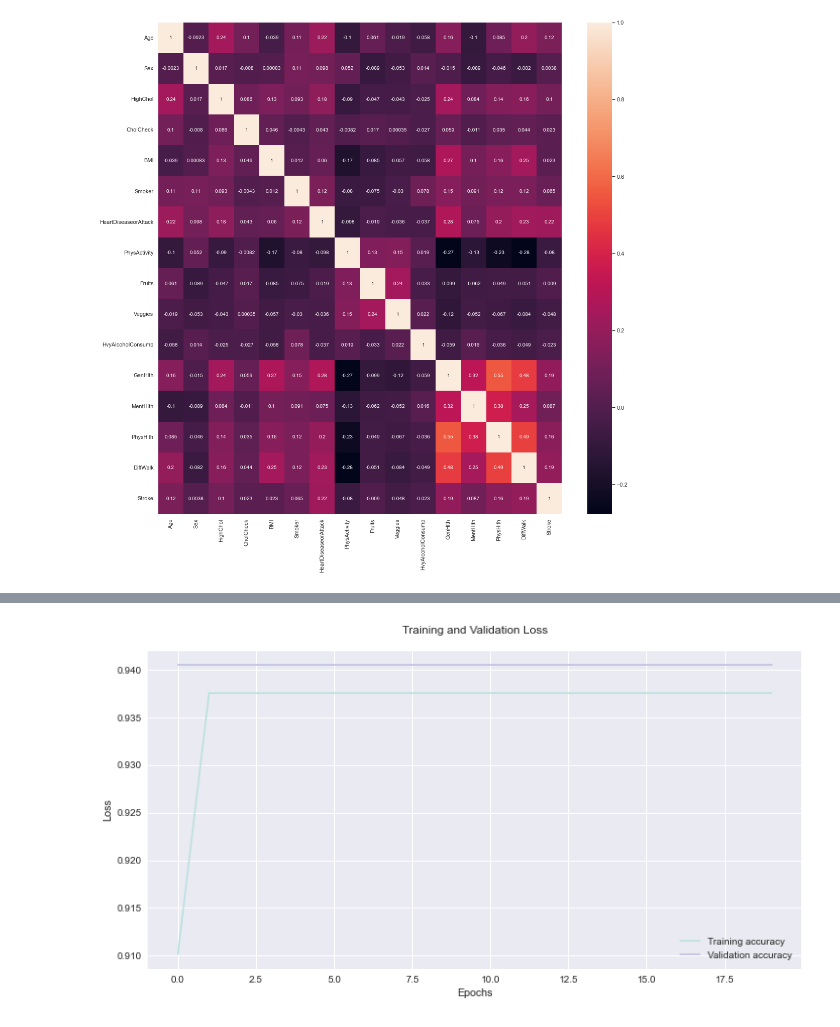
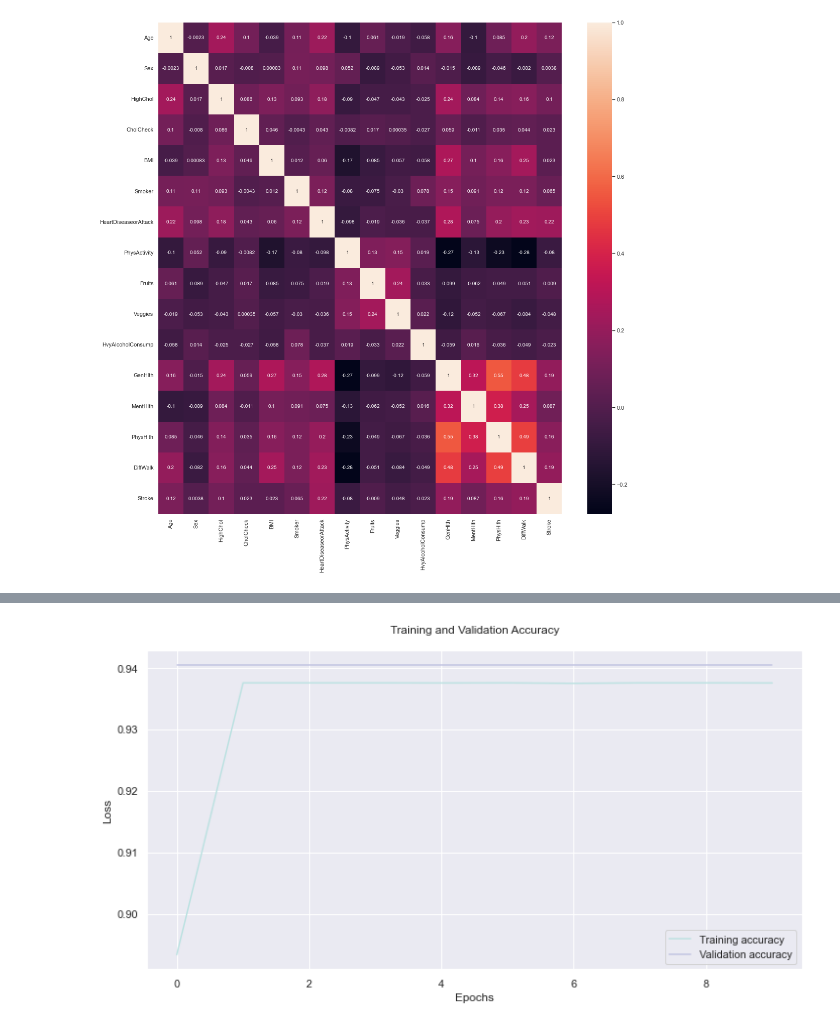
Before and after one commit to storyofhis/Stroke_ANN_Classification, a Jupyter notebook: stroke/ReLU.ipynb, the cells around one changed output, grey strips where cells are left out. Drawn from its saved outputs; the diff is of its cells as text; code cells hidden in the pictures.

Commit message:
fix: sigmoid and relu

```diff
--- a/stroke/ReLU.ipynb
+++ b/stroke/ReLU.ipynb
@@ -701,7 +495,7 @@ model = Sequential()
 
 # adding the first input layer and the first hidden layer
 # model.add(Dense(15, kernel_initializer = 'normal', activation = 'relu', input_shape = (6, )))
-model.add(Dense(1024, kernel_initializer='normal', activation = 'sigmoid', input_shape = (6, )))
+model.add(Dense(1024, kernel_initializer='uniform', activation = 'relu', input_shape = (6, )))
 
 # adding batch normalization and dropout layer
 model.add(Dropout(rate = 0.1))
@@ -709,33 +503,33 @@ model.add(Dropout(rate = 0.1))
 model.add(BatchNormalization())
 
 
-model.add(Dense(512, kernel_initializer='normal', activation = 'sigmoid'))
+model.add(Dense(512, kernel_initializer='uniform', activation = 'relu'))
 # model.add(Dropout(rate = 0.1))
 model.add(BatchNormalization())
 
-model.add(Dense(256, kernel_initializer='normal', activation = 'sigmoid'))
+model.add(Dense(256, kernel_initializer='uniform', activation = 'relu'))
 # model.add(Dropout(rate = 0.1))
 model.add(BatchNormalization())
 
-model.add(Dense(128, kernel_initializer='normal', activation = 'sigmoid'))
+model.add(Dense(128, kernel_initializer='uniform', activation = 'relu'))
 # model.add(Dropout(rate = 0.1))
 model.add(BatchNormalization())
 
-model.add(Dense(64, kernel_initializer='normal', activation = 'sigmoid'))
+model.add(Dense(64, kernel_initializer='uniform', activation = 'relu'))
 # model.add(Dropout(rate = 0.1))
 model.add(BatchNormalization())
 
-model.add(Dense(32, kernel_initializer='normal', activation = 'sigmoid'))
+model.add(Dense(32, kernel_initializer='uniform', activation = 'relu'))
 # model.add(Dropout(rate = 0.1))
 model.add(BatchNormalization())
 
-model.add(Dense(16, kernel_initializer='normal', activation = 'sigmoid'))
+model.add(Dense(16, kernel_initializer='uniform', activation = 'relu'))
 # model.add(Dropout(rate = 0.1))
 model.add(BatchNormalization())
 
 # adding the third hidden layer
 # model.add(Dense(7, kernel_initializer = 'normal', activation = 'relu'))
-model.add(Dense(8, kernel_initializer='normal', activation = 'sigmoid'))
+model.add(Dense(8, kernel_initializer='uniform', activation = 'relu'))
 
 # adding batch normalization and dropout layer
 model.add(Dropout(rate = 0.1))
@@ -744,25 +538,16 @@ model.add(BatchNormalization())
 
 # adding the output layer
 # model.add(Dense(2, kernel_initializer = 'normal', activation = 'relu')
-model.add(Dense(2, kernel_initializer = 'normal', activation = 'sigmoid'))
+model.add(Dense(2, kernel_initializer = 'uniform', activation = 'relu'))
 
 # Compiling the ANN
 # model.compile(optimizer = 'adam', loss = 'binary_crossentropy', metrics = ['accuracy'])
 opt = Adam(learning_rate=0.001)
 model.compile(optimizer=opt, loss='binary_crossentropy', metrics=['accuracy'])
-
-
-
-
-# model_history = model.fit(X_train, y_train, validation_split = 0.20, validation_data = (X_test, y_test), epochs = 100)
-
-# history = model.fit(X_train, y_train, validation_split = 0.20, validation_data = (X_test, y_test), epochs = 100 )
-# history
 # %%
-# fitting the model to the training set
 history = model.fit(X_train, y_train,
                       callbacks=[early_stopping],
-                      validation_split = 0.20,
+                      validation_split = 0.2,
                       validation_data = (X_test, y_test),
-                      epochs = 20)
+                      epochs = 10)
 # %% [output]
@@ -791,15 +591,18 @@ plt.show()
 # %%
 history_df = pd.DataFrame(history.history)
+
+
 plt.figure(figsize = (12, 6))
+
 train_accuracy = history_df.loc[:, ['accuracy']]
 val_accuracy = history_df.loc[:, ['val_accuracy']]
 # epoch = range(1, 101)
 plt.plot( train_accuracy, "#BDE2E2",  label = 'Training accuracy')
 plt.plot( val_accuracy, "#C2C4E2", label = 'Validation accuracy')
-plt.title('Training and Validation Loss\n')
+plt.title('Training and Validation Accuracy\n')
 plt.xlabel('Epochs')
 plt.ylabel('Loss')
 plt.legend()
 plt.show()
 # %% [output]
-[figure, old version]
+[figure, new version]
```
Also changed, not shown: parts of 67 cells of this notebook, 1 other file.
